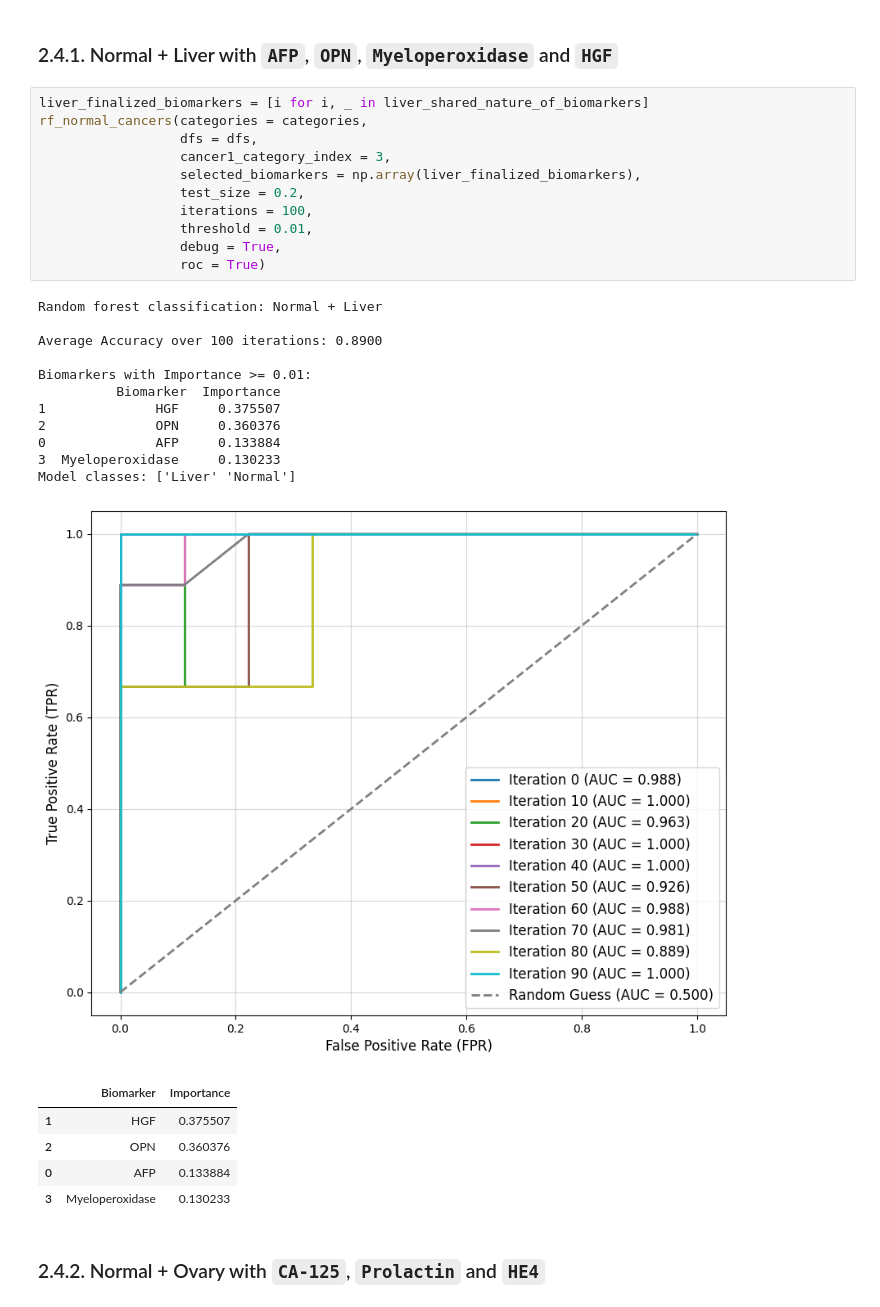
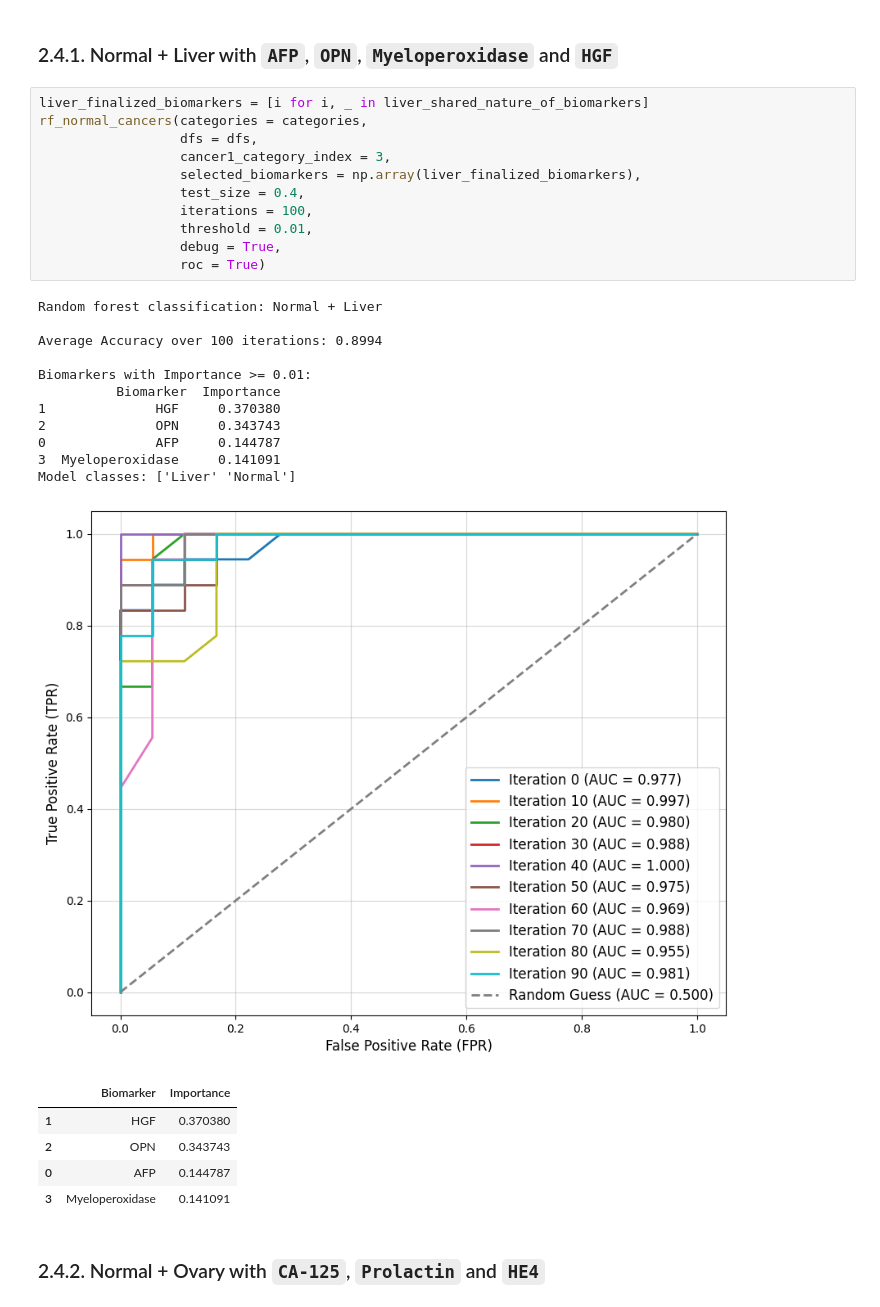
Before and after one commit to subhajitbn/Cancer-Biomarkers-from-Clinical-Data, a Jupyter notebook: tutorial-full.ipynb, the cells around one changed output. Saved outputs shown, nothing was run; the diff lists cells and outputs as text.

```diff
--- a/tutorial-full.ipynb
+++ b/tutorial-full.ipynb
@@ -400,32 +400,32 @@ liver_shared_nature_of_biomarkers
 # %%
 liver_finalized_biomarkers = [i for i, _ in liver_shared_nature_of_biomarkers]
 rf_normal_cancers(categories = categories,
                   dfs = dfs,
                   cancer1_category_index = 3,
                   selected_biomarkers = np.array(liver_finalized_biomarkers),
-                  test_size = 0.2,
+                  test_size = 0.4,
                   iterations = 100,
                   threshold = 0.01,
                   debug = True,
                   roc = True)
 # %% [output]
 Random forest classification: Normal + Liver
 
-Average Accuracy over 100 iterations: 0.8900
+Average Accuracy over 100 iterations: 0.8994
 
 Biomarkers with Importance >= 0.01:
           Biomarker  Importance
-1              HGF     0.375507
-2              OPN     0.360376
-0              AFP     0.133884
-3  Myeloperoxidase     0.130233
+1              HGF     0.370380
+2              OPN     0.343743
+0              AFP     0.144787
+3  Myeloperoxidase     0.141091
 Model classes: ['Liver' 'Normal']
-[figure, old version]
+[figure, new version]
 |  | Biomarker | Importance |
-| 1 | HGF | 0.375507 |
-| 2 | OPN | 0.360376 |
-| 0 | AFP | 0.133884 |
-| 3 | Myeloperoxidase | 0.130233 |
+| 1 | HGF | 0.370380 |
+| 2 | OPN | 0.343743 |
+| 0 | AFP | 0.144787 |
+| 3 | Myeloperoxidase | 0.141091 |
 # %% [markdown]
 ### 2.4.2. Normal + Ovary with `CA-125`, `Prolactin` and `HE4`
 # %%
```
Also changed, not shown: parts of 3 cells of this notebook, 3 other files.
